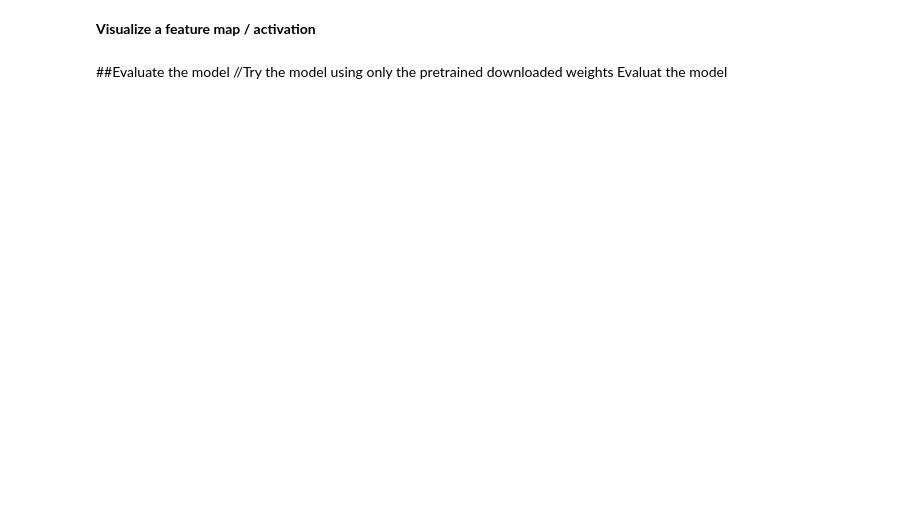
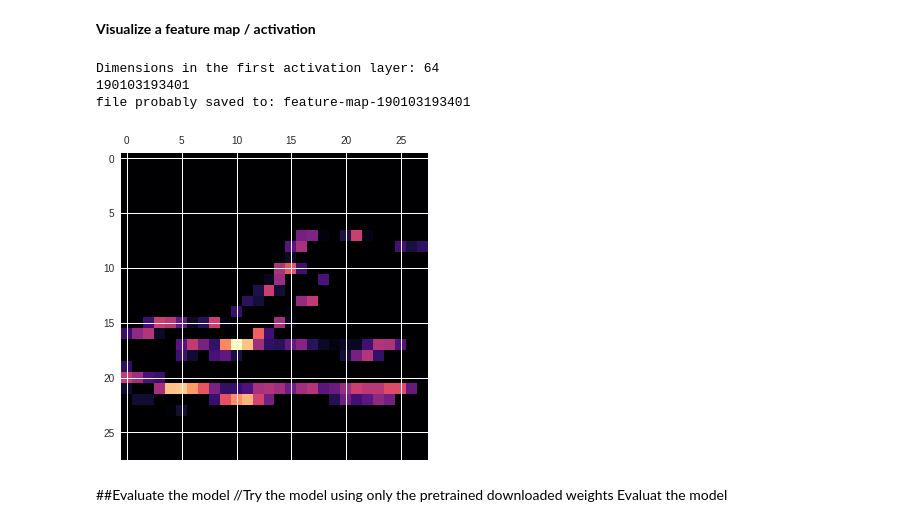
Before and after one commit to semla/notebooks, a Jupyter notebook: fmnist_01.ipynb, the cells around one changed output. Saved outputs shown, nothing was run; the diff lists cells and outputs as text; code cells hidden in the pictures; blank space fills up the shorter version.

```diff
--- a/fmnist_01.ipynb
+++ b/fmnist_01.ipynb
@@ -20,7 +19,10 @@ import tensorflow as tf # tensorflow is the backend
 # %% [markdown]
 Set variables to enable / disable features depending on where the code is run
 # %%
-use_matplotlib, use_google_drive, use_gpu = True, True, True
+use_matplotlib, use_google_drive, use_gpu = False, False, True #True, True, True
+
+if use_matplotlib:
+  import matplotlib.pyplot as plt
 
 # use gpu
 if use_gpu:
@@ -266,15 +278,20 @@ activation_model = models.Model(inputs=my_model.input, outputs=layer_outputs)
 # %%
 img_tensor = x_train[img_index]
 # reshape from 3d to 4d
 img_tensor = img_tensor.reshape(1,28,28,1)
 activations = activation_model.predict(img_tensor)
 first_layer_activation = activations[0]
 print("Dimensions in the first activation layer: " + str(first_layer_activation.shape[3]))
 
 if use_matplotlib:
-  plt.matshow(first_layer_activation[0, :, :, 0], cmap='magma')
+  plt.matshow(first_layer_activation[0, :, :, 33], cmap='magma')
   save_png('feature-map',0,0)
   plt.show()
+# %% [output]
+Dimensions in the first activation layer: 64
+190103193401
+file probably saved to: feature-map-190103193401
+[figure, added]
 # %% [markdown]
 ##Evaluate the model
 //Try the model using only the pretrained downloaded weights
```
Also changed, not shown: parts of 9 cells of this notebook.
